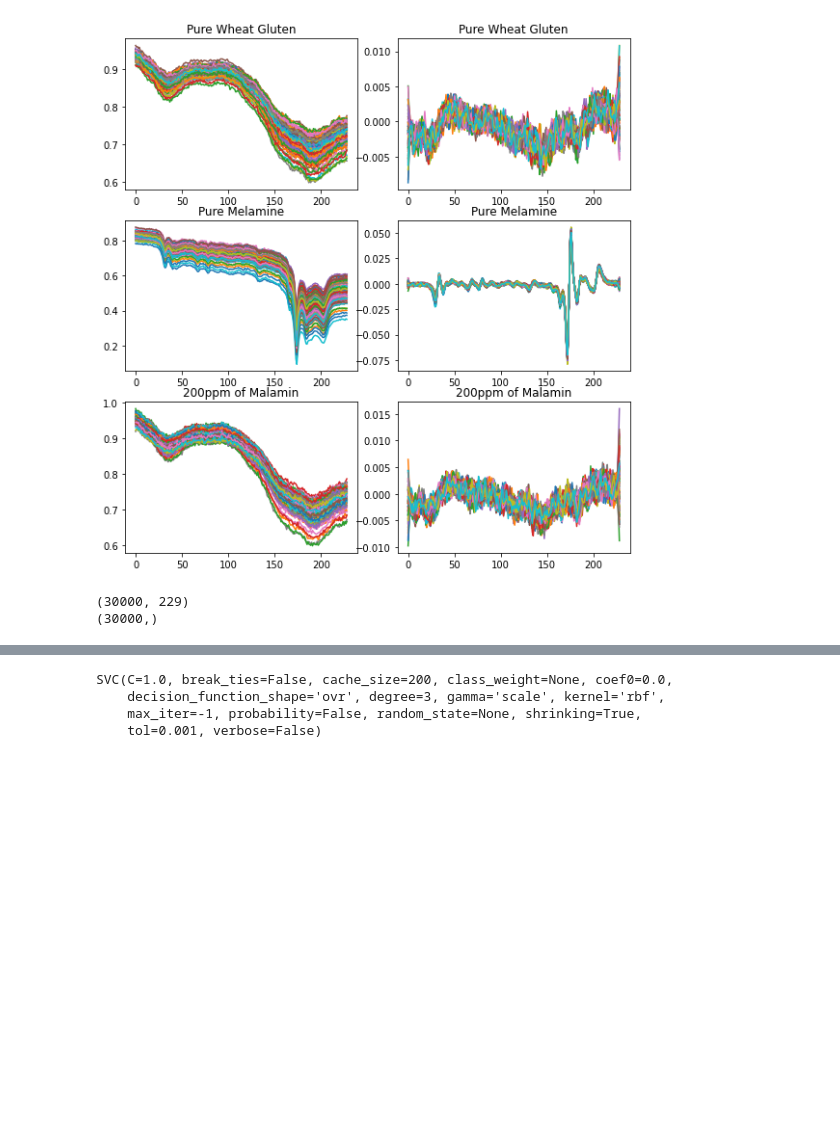
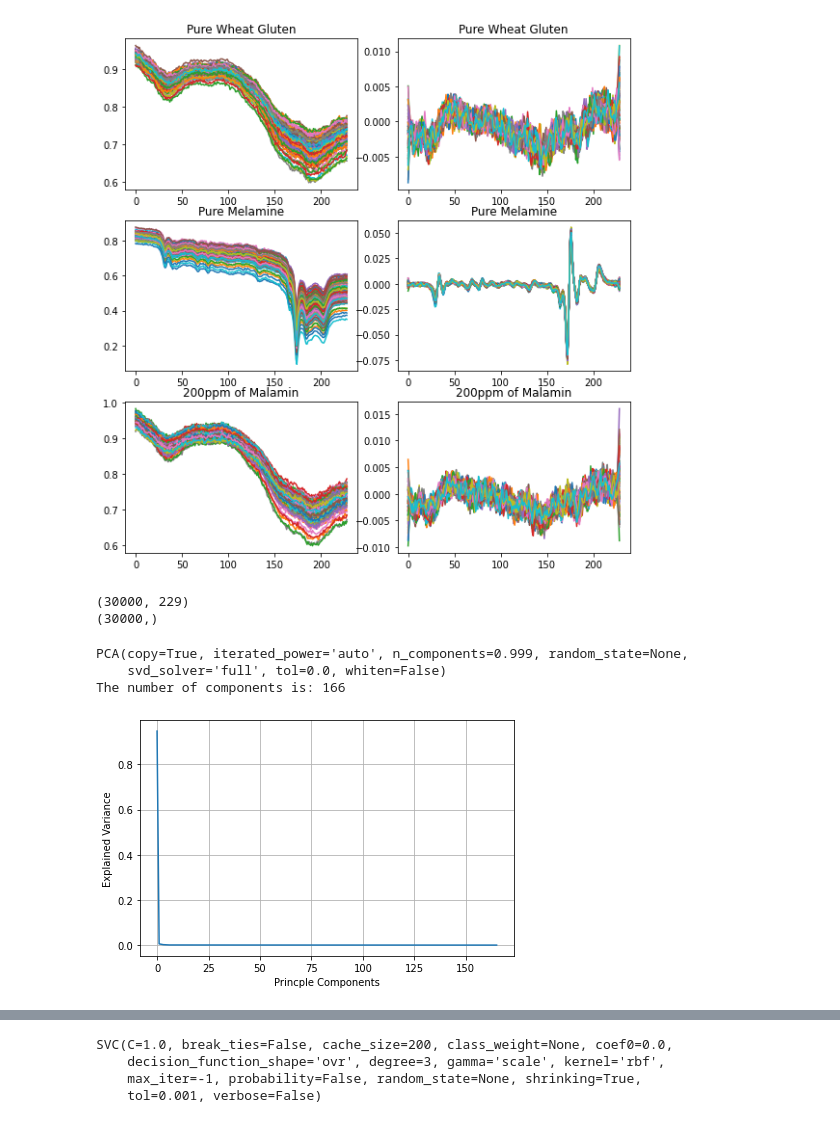
Before and after one commit to KeeganMcWW/ml-projects, a Jupyter notebook: IASIM2016_Challenege_ML.ipynb, the cells around one changed output, grey strips where cells are left out. Drawn from its saved outputs; the diff is of its cells as text; code cells hidden in the pictures; blank space fills up the shorter version.

```diff
--- a/IASIM2016_Challenege_ML.ipynb
+++ b/IASIM2016_Challenege_ML.ipynb
@@ -267,3 +253,31 @@ print(np.shape(labels))
 # %% [output]
 (30000, 229)
 (30000,)
+# %%
+pca = PCA(n_components=0.999, svd_solver = 'full')
+wheat_flat = np.reshape(wheat_cropped, (crop_size * crop_size, z_size), order = 'F')
+pca.fit(dataset)
+print(pca)
+print('The number of components is: ' + str(len(pca.explained_variance_ratio_)))
+# %% [output]
+PCA(copy=True, iterated_power='auto', n_components=0.999, random_state=None,
+    svd_solver='full', tol=0.0, whiten=False)
+The number of components is: 166
+# %%
+fig, ax = plt.subplots()
+plt.plot(pca.explained_variance_ratio_)
+ax.set(xlabel='Princple Components', ylabel='Explained Variance',)
+plt.tight_layout();
+ax.grid()
+#for x,y in zip(range(len(pca.explained_variance_ratio_)),pca.explained_variance_ratio_):
+
+#    label = "{:.2f}".format(y)
+
+#    plt.annotate(label, # this is the text
+#                 (x,y), # these are the coordinates to position the label
+#                 textcoords="offset points", # how to position the text
+#                 xytext=(0,3), # distance from text to points (x,y)
+#                 ha='center') # horizontal alignment can be left, right or center
+plt.show()
+# %% [output]
+[figure, added]
```
Also changed, not shown: parts of 12 cells of this notebook.
